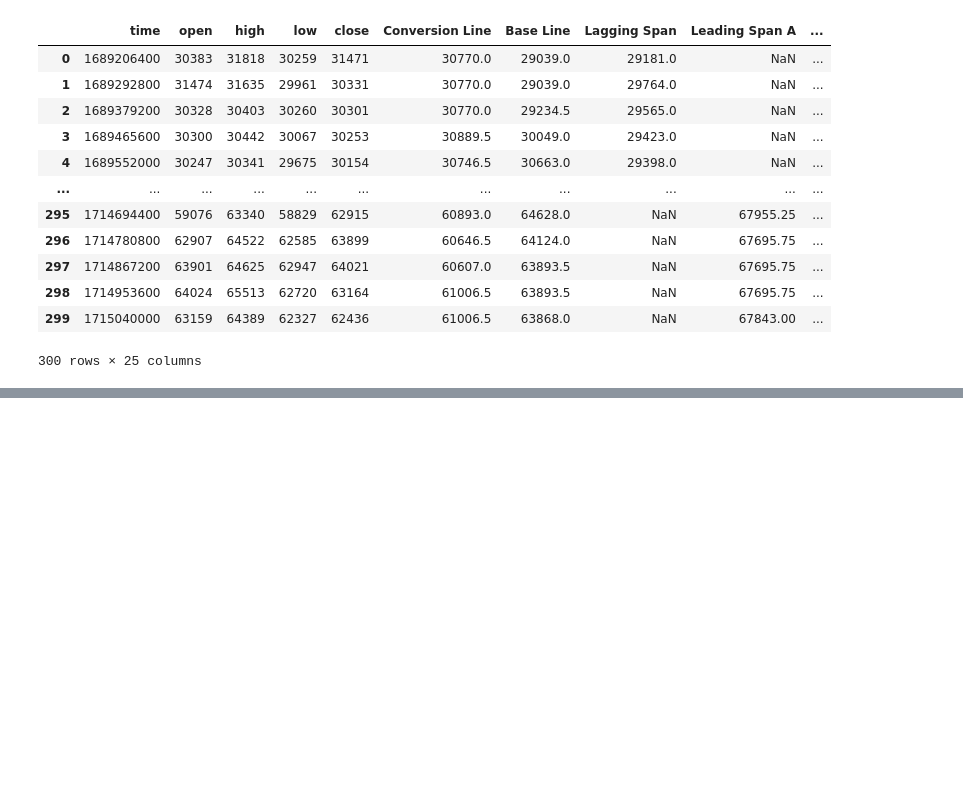
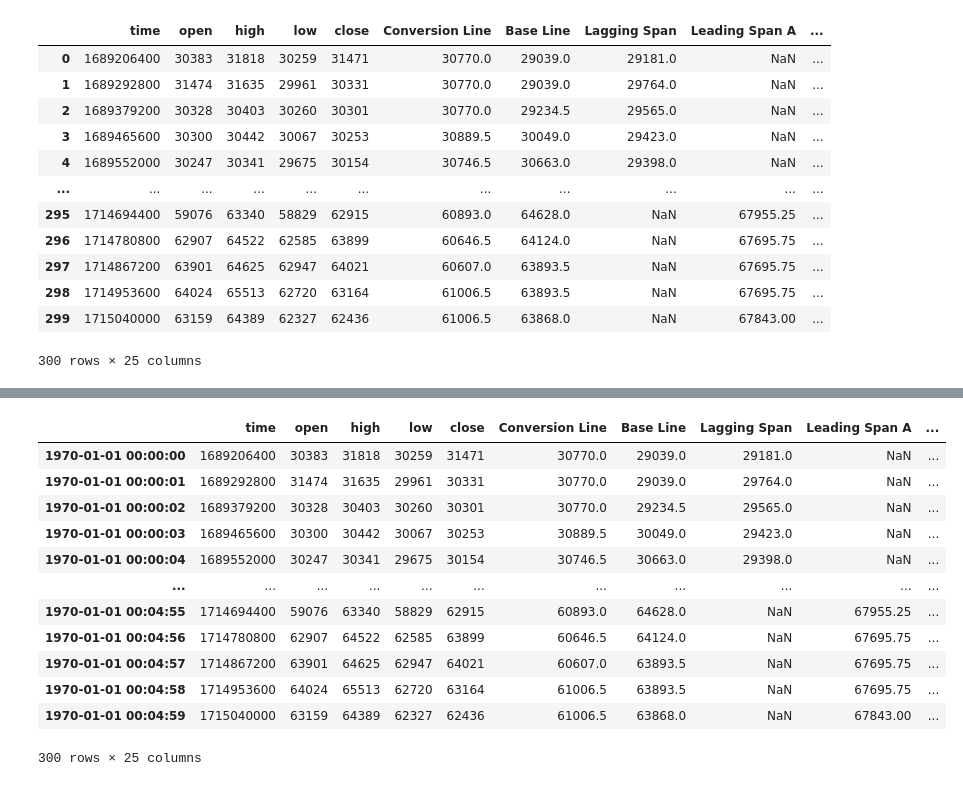
Before and after one commit to alccs23/CandleStickVisualization, a Jupyter notebook: CandleStick_Visualization_Code.ipynb, the cells around one changed output, grey strips where cells are left out. Cells and saved outputs as stored; diff of their text form; code cells hidden in the pictures; blank space fills up the shorter version.

```diff
--- a/CandleStick_Visualization_Code.ipynb
+++ b/CandleStick_Visualization_Code.ipynb
@@ -81,3 +73,19 @@ plot_candlestick_charts(dataframes, dataframe_names)
 #plot_candlestick_charts(dataframes, dataframe_names, output_file='candlestick_charts.html')
 # %% [output]
 [interactive output not drawn]
+# %%
+btcdf
+# %% [output]
+|  | time | open | high | low | close | Conversion Line | Base Line | Lagging Span | Leading Span A | ... |
+| 1970-01-01 00:00:00 | 1689206400 | 30383 | 31818 | 30259 | 31471 | 30770.0 | 29039.0 | 29181.0 | NaN | ... |
+| 1970-01-01 00:00:01 | 1689292800 | 31474 | 31635 | 29961 | 30331 | 30770.0 | 29039.0 | 29764.0 | NaN | ... |
+| 1970-01-01 00:00:02 | 1689379200 | 30328 | 30403 | 30260 | 30301 | 30770.0 | 29234.5 | 29565.0 | NaN | ... |
+| 1970-01-01 00:00:03 | 1689465600 | 30300 | 30442 | 30067 | 30253 | 30889.5 | 30049.0 | 29423.0 | NaN | ... |
+| 1970-01-01 00:00:04 | 1689552000 | 30247 | 30341 | 29675 | 30154 | 30746.5 | 30663.0 | 29398.0 | NaN | ... |
+| ... | ... | ... | ... | ... | ... | ... | ... | ... | ... | ... |
+| 1970-01-01 00:04:55 | 1714694400 | 59076 | 63340 | 58829 | 62915 | 60893.0 | 64628.0 | NaN | 67955.25 | ... |
+| 1970-01-01 00:04:56 | 1714780800 | 62907 | 64522 | 62585 | 63899 | 60646.5 | 64124.0 | NaN | 67695.75 | ... |
+| 1970-01-01 00:04:57 | 1714867200 | 63901 | 64625 | 62947 | 64021 | 60607.0 | 63893.5 | NaN | 67695.75 | ... |
+| 1970-01-01 00:04:58 | 1714953600 | 64024 | 65513 | 62720 | 63164 | 61006.5 | 63893.5 | NaN | 67695.75 | ... |
+| 1970-01-01 00:04:59 | 1715040000 | 63159 | 64389 | 62327 | 62436 | 61006.5 | 63868.0 | NaN | 67843.00 | ... |
+300 rows × 25 columns
```
Also changed, not shown: parts of 3 cells of this notebook.
